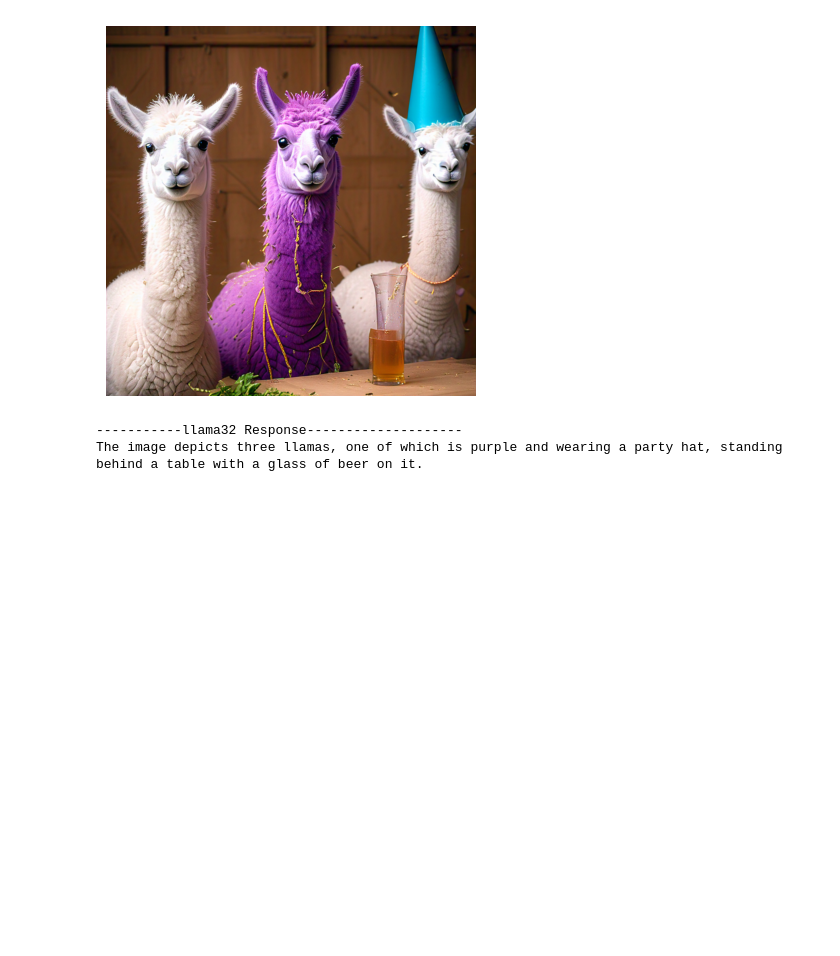
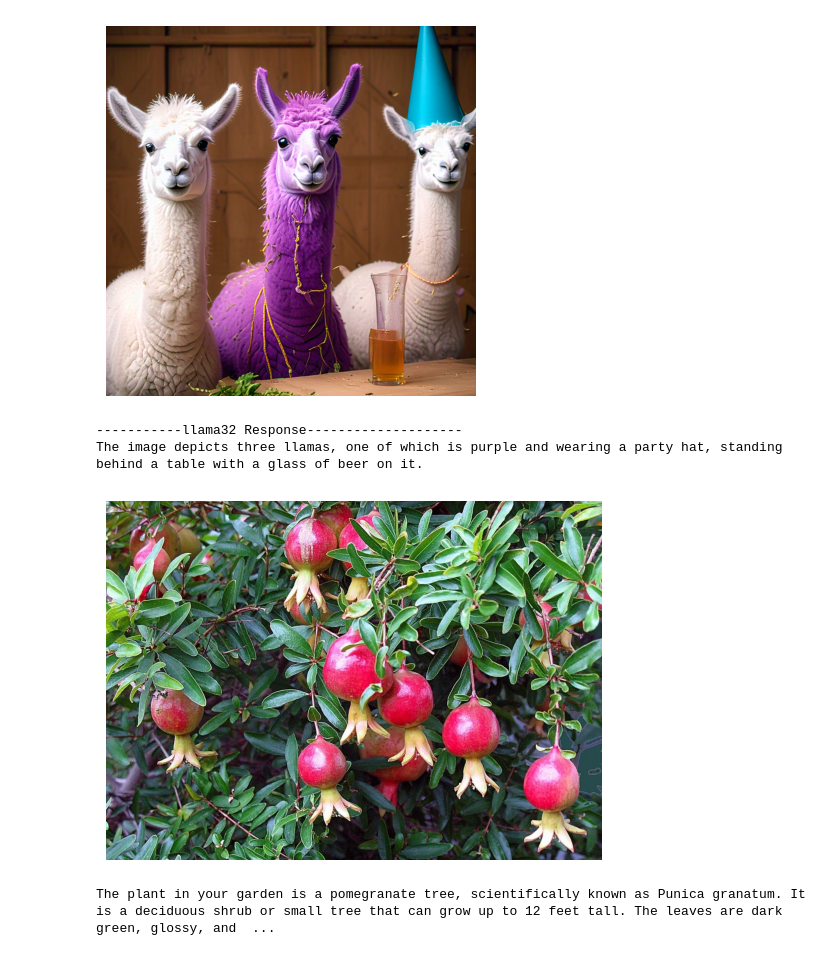
Before and after one commit to rsingla/agenticrag, a Jupyter notebook: llama_multimodal.ipynb, the cells around one changed output. Saved outputs shown, nothing was run; the diff lists cells and outputs as text; code cells hidden in the pictures; blank space fills up the shorter version.

Commit message:
Updated llama MultiModal

```diff
--- a/llama_multimodal.ipynb
+++ b/llama_multimodal.ipynb
@@ -85,3 +84,40 @@ print(response_32)
 [figure]
 -----------llama32 Response--------------------
 The image depicts three llamas, one of which is purple and wearing a party hat, standing behind a table with a glass of beer on it.
+# %%
+import base64
+
+
+def encode_image(image_path):
+  with open(image_path, "rb") as image_file:
+    return base64.b64encode(image_file.read()).decode('utf-8')
+# %%
+def llama32pi(prompt, image_url, model_size=90):
+  messages = [
+    {
+      "role": "user",
+      "content": [
+        {"type": "text",
+          "text": prompt},
+        {"type": "image_url",
+          "image_url": {
+            "url": image_url}
+        }
+      ]
+    },
+  ]
+  result = llama32(messages, model_size)
+  return result
+# %%
+disp_image("images/tree.jpg")
+
+question = ("What kind of plant is this in my garden?"
+            "Describe it in a short paragraph.")
+
+
+base64_image = encode_image("images/tree.jpg")
+result = llama32pi(question, f"embedded-picture")
+print(result)
+# %% [output]
+[figure, added]
+The plant in your garden is a pomegranate tree, scientifically known as Punica granatum. It is a deciduous shrub or small tree that can grow up to 12 feet tall. The leaves are dark green, glossy, and  ...
```
Also changed, not shown: parts of 3 cells of this notebook, 2 other files.
